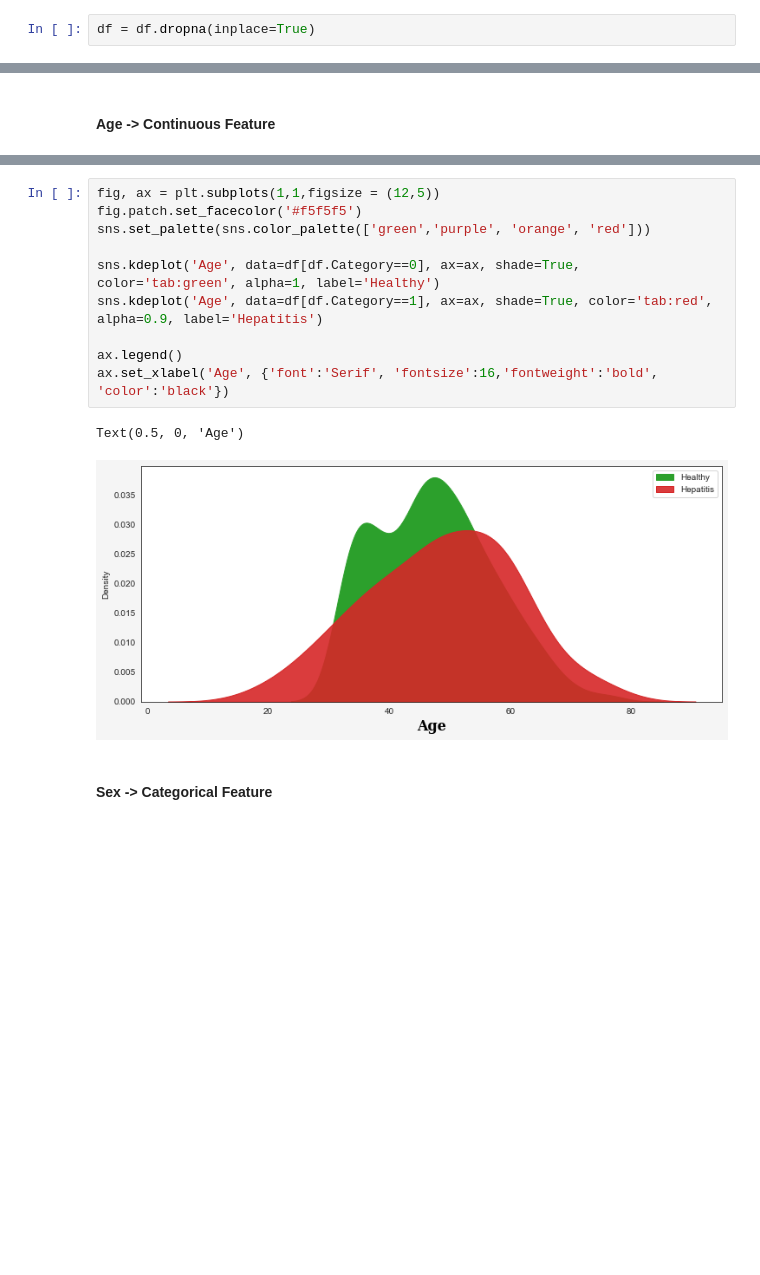
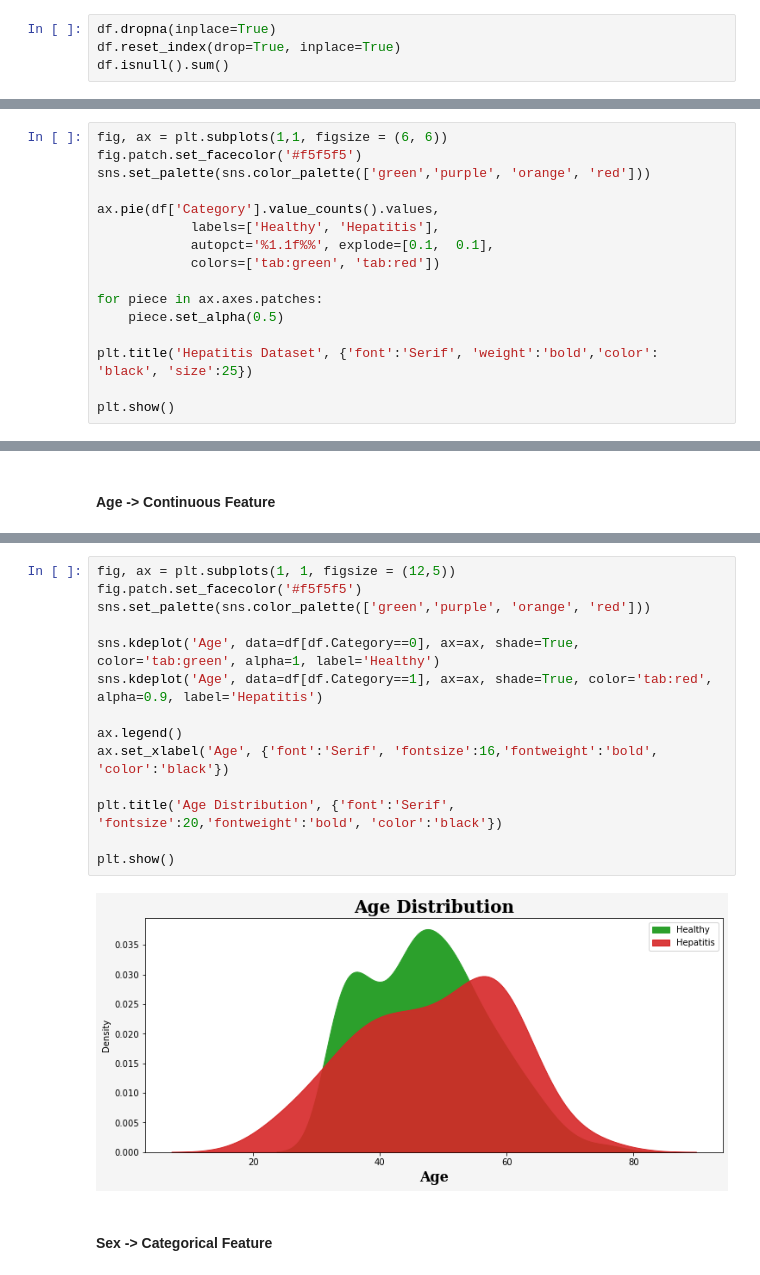
Before and after one commit to Itstor-Archive/UniversityStuff, a Jupyter notebook: semester-4/ML/notebook.ipynb, the cells around one changed output, grey strips where cells are left out. Drawn from its saved outputs; the diff is of its cells as text; blank space fills up the shorter version.

```diff
--- a/semester-4/ML/notebook.ipynb
+++ b/semester-4/ML/notebook.ipynb
@@ -102,5 +114,7 @@ PROT        0.162602
 dtype: float64
 # %% [markdown]
 Karena data yang kosong atau null terbilang sedikit kami memutuskan untuk menghapus kolom yang memiliki missing values.
-# %%
-df = df.dropna(inplace=True)
+# %%
+df.dropna(inplace=True)
+df.reset_index(drop=True, inplace=True)
+df.isnull().sum()
@@ -142,0 +174,16 @@ Continous feature adalah feature yang berisi angka. Misalnya, umur.
+# %%
+fig, ax = plt.subplots(1,1, figsize = (6, 6))
+fig.patch.set_facecolor('#f5f5f5')
+sns.set_palette(sns.color_palette(['green','purple', 'orange', 'red']))
+
+ax.pie(df['Category'].value_counts().values,
+            labels=['Healthy', 'Hepatitis'],
+            autopct='%1.1f%%', explode=[0.1,  0.1],
+            colors=['tab:green', 'tab:red'])
+
+for piece in ax.axes.patches:
+    piece.set_alpha(0.5)
+
+plt.title('Hepatitis Dataset', {'font':'Serif', 'weight':'bold','color': 'black', 'size':25})
+
+plt.show()
@@ -153,16 +202,19 @@ Average Age: 47.40813008130081 Years
 # %%
-fig, ax = plt.subplots(1,1,figsize = (12,5))
+fig, ax = plt.subplots(1, 1, figsize = (12,5))
 fig.patch.set_facecolor('#f5f5f5')
 sns.set_palette(sns.color_palette(['green','purple', 'orange', 'red']))
 
 sns.kdeplot('Age', data=df[df.Category==0], ax=ax, shade=True, color='tab:green', alpha=1, label='Healthy')
 sns.kdeplot('Age', data=df[df.Category==1], ax=ax, shade=True, color='tab:red', alpha=0.9, label='Hepatitis')
 
 ax.legend()
 ax.set_xlabel('Age', {'font':'Serif', 'fontsize':16,'fontweight':'bold', 'color':'black'})
+
+plt.title('Age Distribution', {'font':'Serif', 'fontsize':20,'fontweight':'bold', 'color':'black'})
+
+plt.show()
 # %% [output]
-Text(0.5, 0, 'Age')
-[figure, old version]
+[figure, new version]
 # %% [markdown]
 #### Sex -> Categorical Feature
 # %%
```
Also changed, not shown: parts of 37 cells of this notebook.
